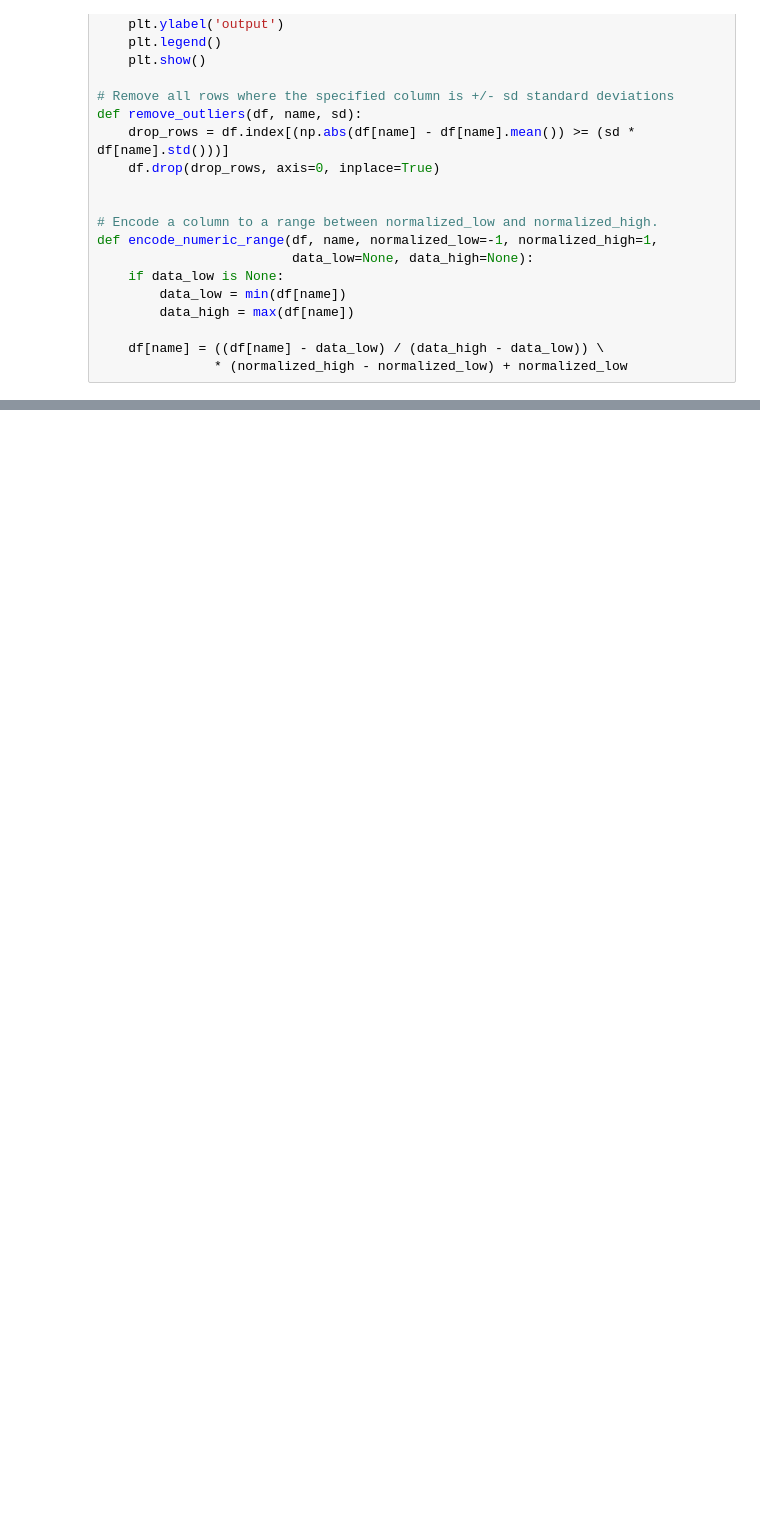
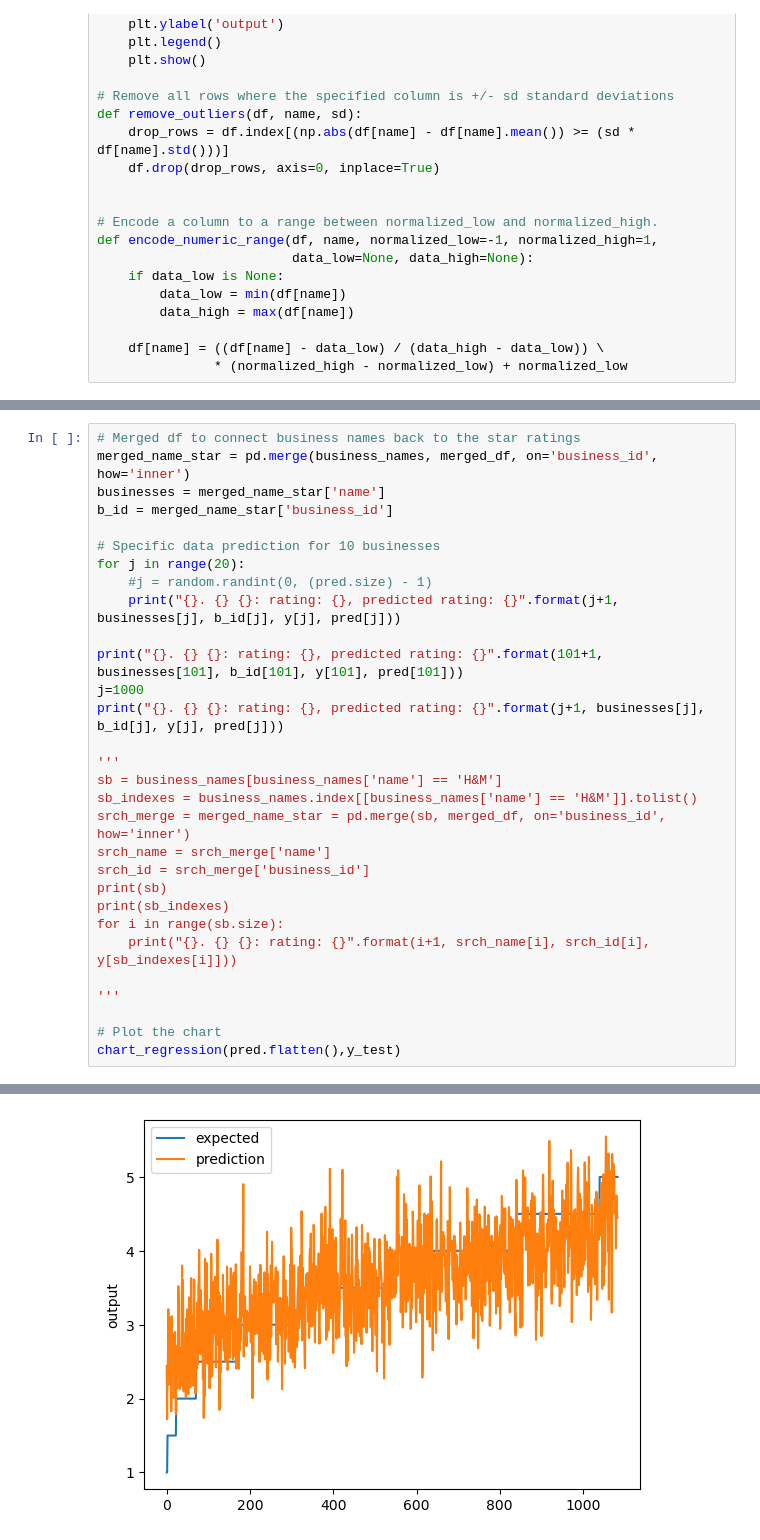
Before and after one commit to kyu2509/CSC180-Project-1, a Jupyter notebook: CSC180 Proj1_Yelp_Regression.ipynb, the cells around one changed output, grey strips where cells are left out. Saved outputs shown, nothing was run; the diff lists cells and outputs as text; blank space fills up the shorter version.

```diff
--- a/CSC180 Proj1_Yelp_Regression.ipynb
+++ b/CSC180 Proj1_Yelp_Regression.ipynb
@@ -263,0 +251,31 @@ TypeError: Can only merge Series or DataFrame objects, a <class 'numpy.ndarray'>
+# %%
+# Merged df to connect business names back to the star ratings
+merged_name_star = pd.merge(business_names, merged_df, on='business_id', how='inner')
+businesses = merged_name_star['name']
+b_id = merged_name_star['business_id']
+
+# Specific data prediction for 10 businesses
+for j in range(20):
+    #j = random.randint(0, (pred.size) - 1)
+    print("{}. {} {}: rating: {}, predicted rating: {}".format(j+1, businesses[j], b_id[j], y[j], pred[j]))
+
+print("{}. {} {}: rating: {}, predicted rating: {}".format(101+1, businesses[101], b_id[101], y[101], pred[101]))
+j=1000
+print("{}. {} {}: rating: {}, predicted rating: {}".format(j+1, businesses[j], b_id[j], y[j], pred[j]))
+
+'''
+sb = business_names[business_names['name'] == 'H&M']
+sb_indexes = business_names.index[[business_names['name'] == 'H&M']].tolist()
+srch_merge = merged_name_star = pd.merge(sb, merged_df, on='business_id', how='inner')
+srch_name = srch_merge['name']
+srch_id = srch_merge['business_id']
+print(sb)
+print(sb_indexes)
+for i in range(sb.size):
+    print("{}. {} {}: rating: {}".format(i+1, srch_name[i], srch_id[i], y[sb_indexes[i]]))
+
+'''
+
+# Plot the chart
+chart_regression(pred.flatten(),y_test)
+# %% [output]
@@ -263,0 +299 @@ TypeError: Can only merge Series or DataFrame objects, a <class 'numpy.ndarray'>
+[figure, added]
```
Also changed, not shown: parts of 3 cells of this notebook.
